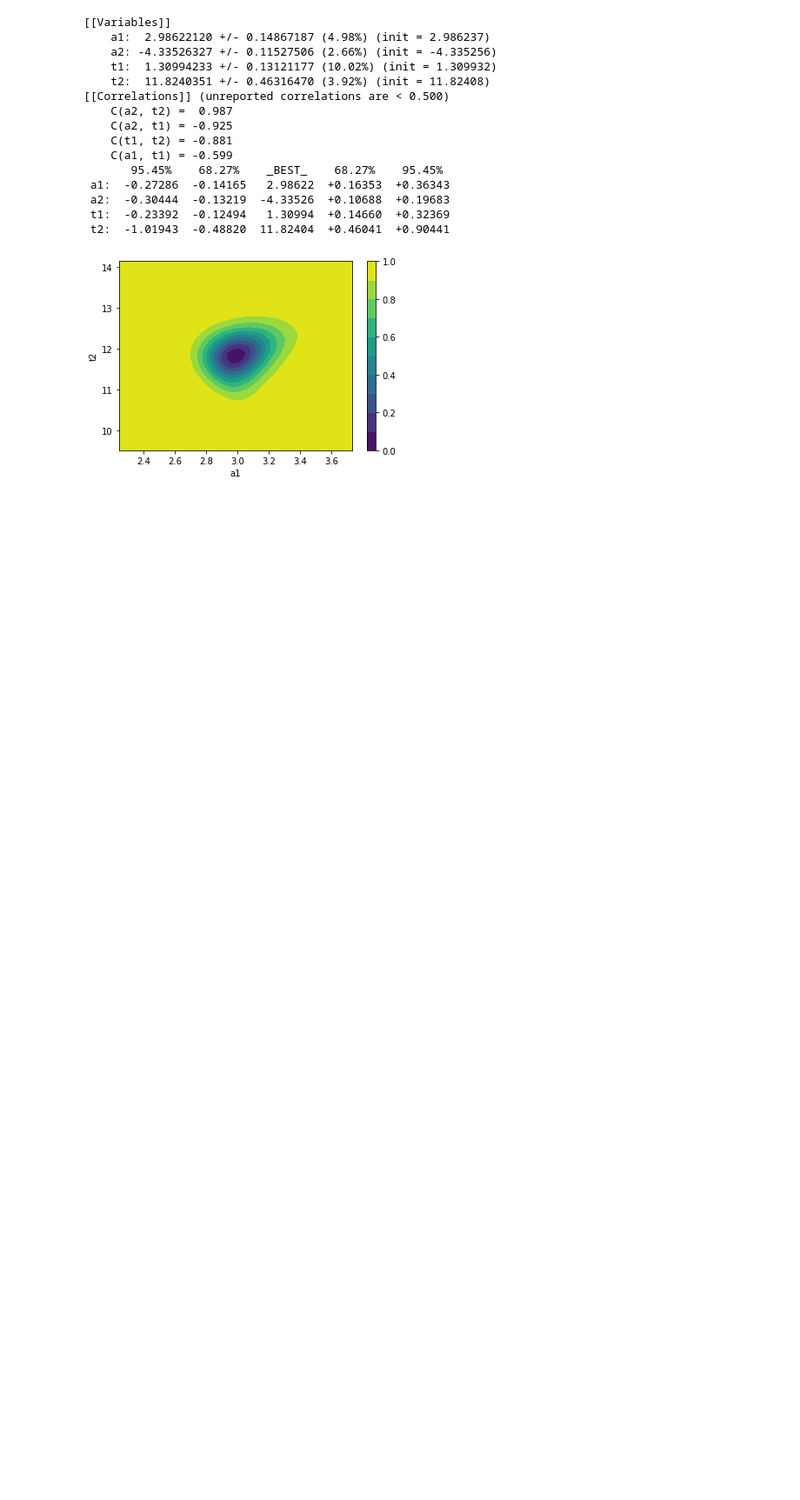
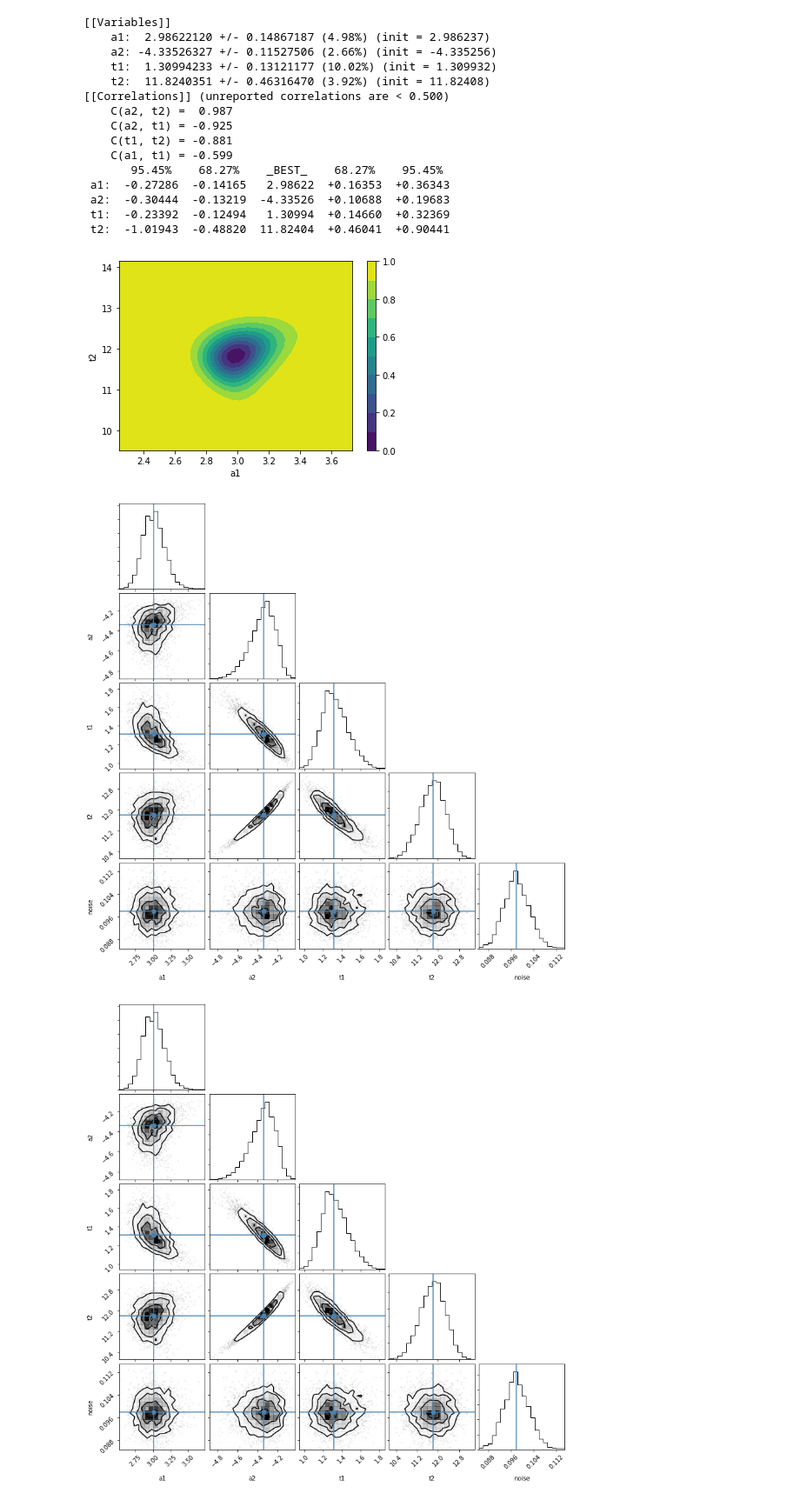
Before and after one commit to hstrey/BME-572-2018, a Jupyter notebook: confidence intervals.ipynb, the cells around one changed output. Shown at 87% size. Saved outputs shown, nothing was run; the diff lists cells and outputs as text; code cells hidden in the pictures; blank space fills up the shorter version.

```diff
--- a/confidence intervals.ipynb
+++ b/confidence intervals.ipynb
@@ -83,3 +82,21 @@ if plot_type > 0:
  t1:  -0.23392  -0.12494   1.30994  +0.14660  +0.32369
  t2:  -1.01943  -0.48820  11.82404  +0.46041  +0.90441
 [figure]
+# %%
+# add a noise parameter
+out2.params.add('noise', value=1, min=0.001, max=2)
+# %%
+# This is the log-likelihood probability for the sampling. We're going to estimate the
+# size of the uncertainties on the data as well.
+def lnprob(p):
+    noise = p['noise']
+    return -0.5 * np.sum((residual(p) / noise)**2 + np.log(2 * np.pi * noise**2))
+# %%
+mini = lmfit.Minimizer(lnprob, out2.params)
+res = mini.emcee(burn=300, steps=1000, thin=20, params=out2.params)
+# %%
+import corner
+corner.corner(res.flatchain, labels=res.var_names, truths=list(res.params.valuesdict().values()))
+# %% [output]
+[figure, added]
+[figure, added]
```
Also changed, not shown: parts of 1 cell of this notebook.
